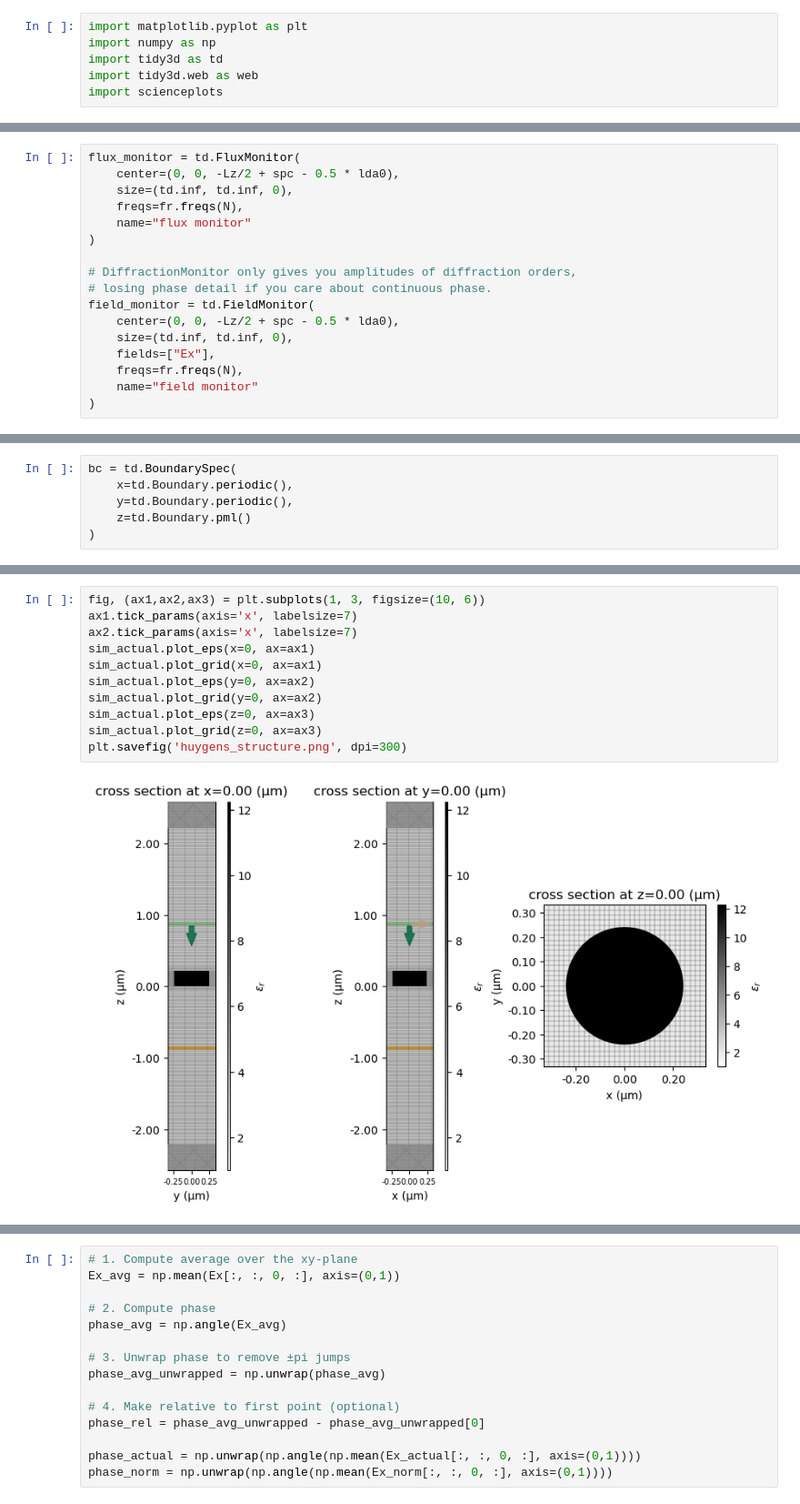
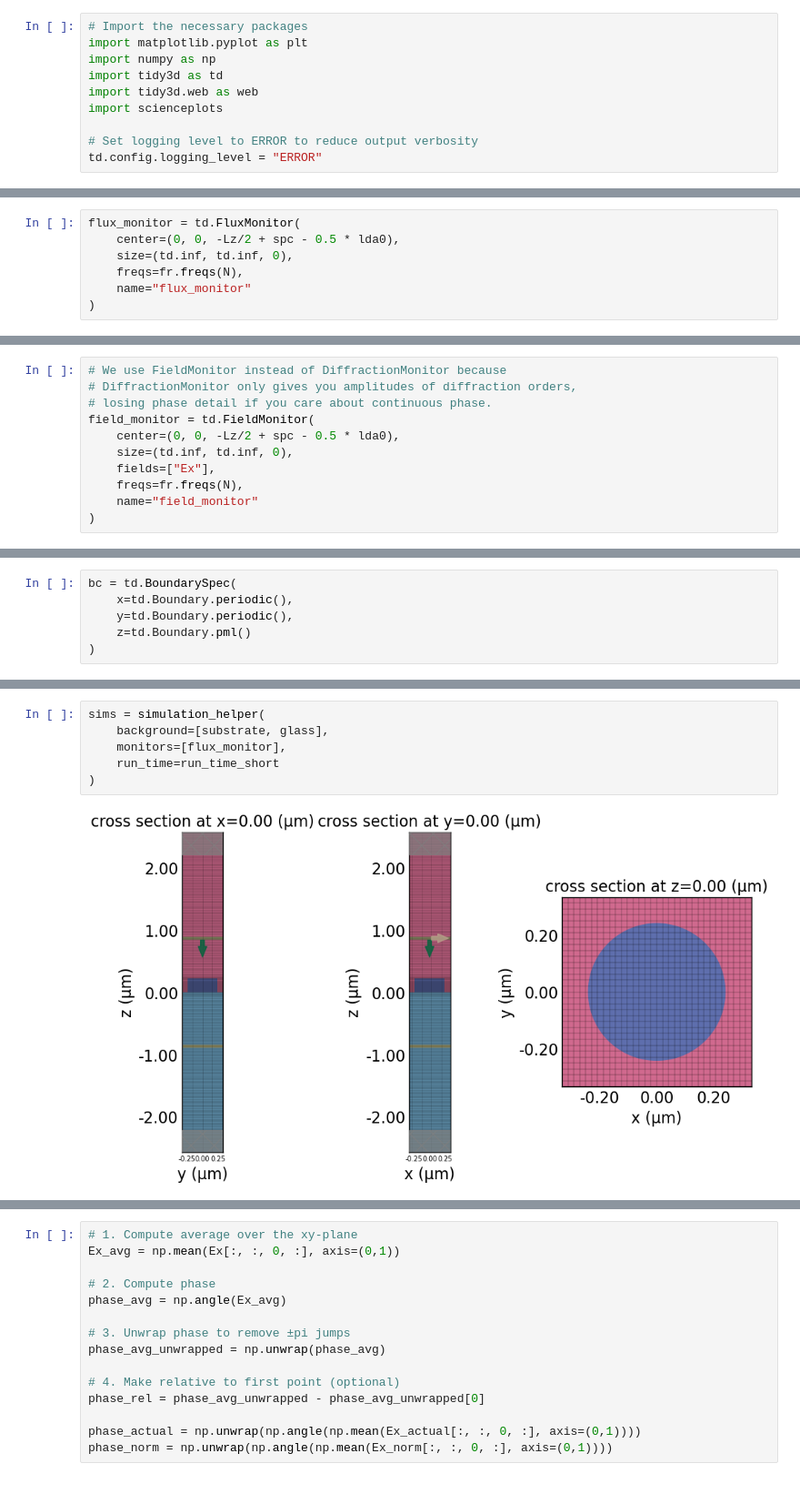
Before and after one commit to yankunm/NLO, a Jupyter notebook: huygens.ipynb, the cells around one changed output, grey strips where cells are left out. Shown: that part at 91% size. Cells and saved outputs as stored; diff of their text form.

```diff
--- a/huygens.ipynb
+++ b/huygens.ipynb
@@ -3,6 +5,10 @@
 # %%
+# Import the necessary packages
 import matplotlib.pyplot as plt
 import numpy as np
 import tidy3d as td
 import tidy3d.web as web
 import scienceplots
+
+# Set logging level to ERROR to reduce output verbosity
+td.config.logging_level = "ERROR"
@@ -92,0 +157,7 @@ source = td.PlaneWave(
+# %%
+flux_monitor = td.FluxMonitor(
+    center=(0, 0, -Lz/2 + spc - 0.5 * lda0),
+    size=(td.inf, td.inf, 0),
+    freqs=fr.freqs(N),
+    name="flux_monitor"
+)
@@ -93,11 +166,5 @@ source = td.PlaneWave(
 # %%
-flux_monitor = td.FluxMonitor(
-    center=(0, 0, -Lz/2 + spc - 0.5 * lda0),
-    size=(td.inf, td.inf, 0),
-    freqs=fr.freqs(N),
-    name="flux monitor"
-)
-
+# We use FieldMonitor instead of DiffractionMonitor because
 # DiffractionMonitor only gives you amplitudes of diffraction orders,
 # losing phase detail if you care about continuous phase.
 field_monitor = td.FieldMonitor(
@@ -105,7 +172,7 @@ field_monitor = td.FieldMonitor(
     size=(td.inf, td.inf, 0),
     fields=["Ex"],
     freqs=fr.freqs(N),
-    name="field monitor"
+    name="field_monitor"
 )
 # %% [markdown]
 ## 6 Run Time
@@ -147,13 +265,8 @@ sim_actual = td.Simulation(
-# %%
-fig, (ax1,ax2,ax3) = plt.subplots(1, 3, figsize=(10, 6))
-ax1.tick_params(axis='x', labelsize=7)
-ax2.tick_params(axis='x', labelsize=7)
-sim_actual.plot_eps(x=0, ax=ax1)
-sim_actual.plot_grid(x=0, ax=ax1)
-sim_actual.plot_eps(y=0, ax=ax2)
-sim_actual.plot_grid(y=0, ax=ax2)
-sim_actual.plot_eps(z=0, ax=ax3)
-sim_actual.plot_grid(z=0, ax=ax3)
-plt.savefig('huygens_structure.png', dpi=300)
-# %% [output]
-[figure, removed]
+# %%
+sims = simulation_helper(
+    background=[substrate, glass],
+    monitors=[flux_monitor],
+    run_time=run_time_short
+)
+# %% [output]
+[figure, added]
```
Also changed, not shown: parts of 55 cells of this notebook, 47 other files.
